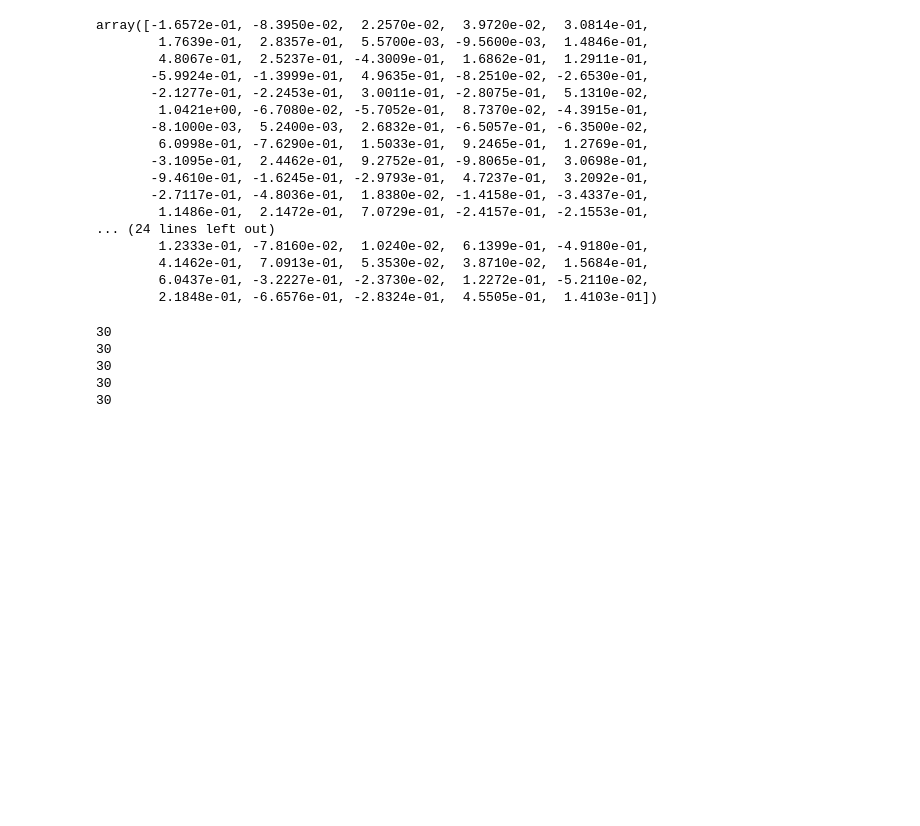
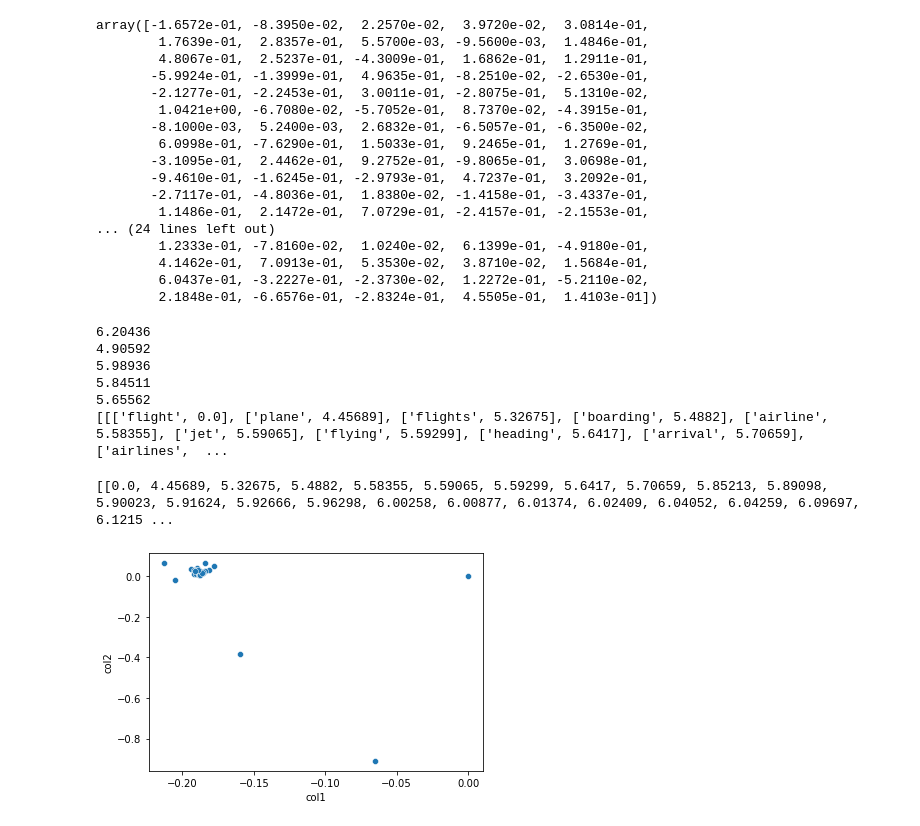
Before and after one commit to ahsun-tariq/cs-534-ia4, a Jupyter notebook: IA4_1.ipynb, the cells around one changed output. Drawn from its saved outputs; the diff is of its cells as text; code cells hidden in the pictures; blank space fills up the shorter version.

```diff
--- a/IA4_1.ipynb
+++ b/IA4_1.ipynb
@@ -243,11 +243,25 @@ array([-1.6572e-01, -8.3950e-02,  2.2570e-02,  3.9720e-02,  3.0814e-01,
         6.0437e-01, -3.2227e-01, -2.3730e-02,  1.2272e-01, -5.2110e-02,
         2.1848e-01, -6.6576e-01, -2.8324e-01,  4.5505e-01,  1.4103e-01])
 # %%
+array = []
 for word in embeds:
-    print(len(ge.find_k_nearest(word, 30)))
+    a = ge.find_k_nearest(word, 30)
+    print(a[29][1])
+    array.append(a)
+print(array)
 # %% [output]
-30
-30
-30
-30
-30
+6.20436
+4.90592
+5.98936
+5.84511
+5.65562
+[[['flight', 0.0], ['plane', 4.45689], ['flights', 5.32675], ['boarding', 5.4882], ['airline', 5.58355], ['jet', 5.59065], ['flying', 5.59299], ['heading', 5.6417], ['arrival', 5.70659], ['airlines',  ...
+# %%
+array_words = []
+for word in embeds:
+   # print(ge.find_k_nearest(word, 30))
+    re = ge.find_k_nearest(word, 30)
+    array_words.append([w[1] for w in re])
+print(array_words)
+# %% [output]
+[[0.0, 4.45689, 5.32675, 5.4882, 5.58355, 5.59065, 5.59299, 5.6417, 5.70659, 5.85213, 5.89098, 5.90023, 5.91624, 5.92666, 5.96298, 6.00258, 6.00877, 6.01374, 6.02409, 6.04052, 6.04259, 6.09697, 6.1215 ...
@@ -253,0 +270,14 @@ for word in embeds:
+# %%
+model_pca = PCA(n_components=2, svd_solver='full')
+# %%
+Xt = model_pca.fit(array_words)
+# %%
+import seaborn as sns
+category_vectors = Xt.components_.T
+category_vector_frame=pd.DataFrame(category_vectors, index=['1', '2', '3', '4', '5', '6', '7', '8', '9', '10', '11', '12', '13', '14',
+                                                           '15', '16', '17', '18', '19', '20', '21', '22', '23', '24', '25', '26', '27', '28',
+                                                           '29', '30'],
+                                   columns=['col1', 'col2']).reset_index()
+sns.scatterplot(data=category_vector_frame, x='col1', y='col2');
+# %% [output]
+[figure, added]
```
Also changed, not shown: parts of 5 cells of this notebook, 1 other file.
